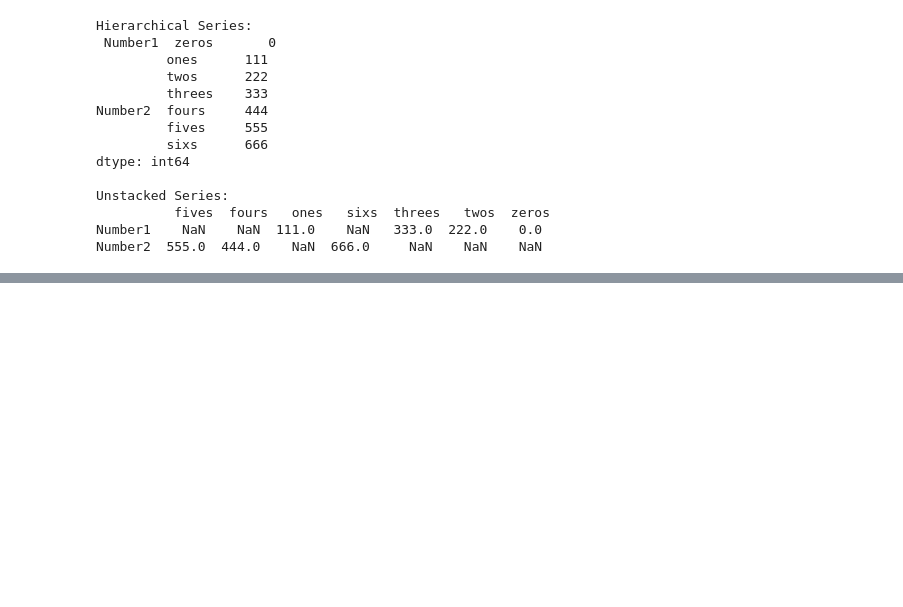
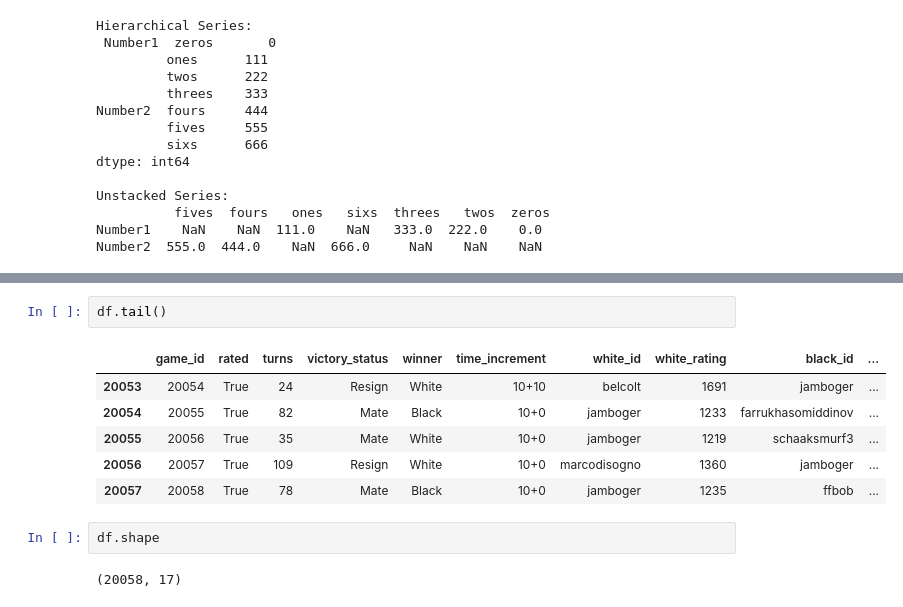
Before and after one commit to TanweerMI/EDA_Labs, a Jupyter notebook: EDA1.ipynb, the cells around one changed output, grey strips where cells are left out. Cells and saved outputs as stored; diff of their text form; blank space fills up the shorter version.

```diff
--- a/EDA1.ipynb
+++ b/EDA1.ipynb
@@ -174,0 +185,13 @@ Number2  555.0  444.0    NaN  666.0     NaN    NaN    NaN
+# %%
+df.tail()
+# %% [output]
+|  | game_id | rated | turns | victory_status | winner | time_increment | white_id | white_rating | black_id | ... |
+| 20053 | 20054 | True | 24 | Resign | White | 10+10 | belcolt | 1691 | jamboger | ... |
+| 20054 | 20055 | True | 82 | Mate | Black | 10+0 | jamboger | 1233 | farrukhasomiddinov | ... |
+| 20055 | 20056 | True | 35 | Mate | White | 10+0 | jamboger | 1219 | schaaksmurf3 | ... |
+| 20056 | 20057 | True | 109 | Resign | White | 10+0 | marcodisogno | 1360 | jamboger | ... |
+| 20057 | 20058 | True | 78 | Mate | Black | 10+0 | jamboger | 1235 | ffbob | ... |
+# %%
+df.shape
+# %% [output]
+(20058, 17)
```
Also changed, not shown: parts of 4 cells of this notebook.
